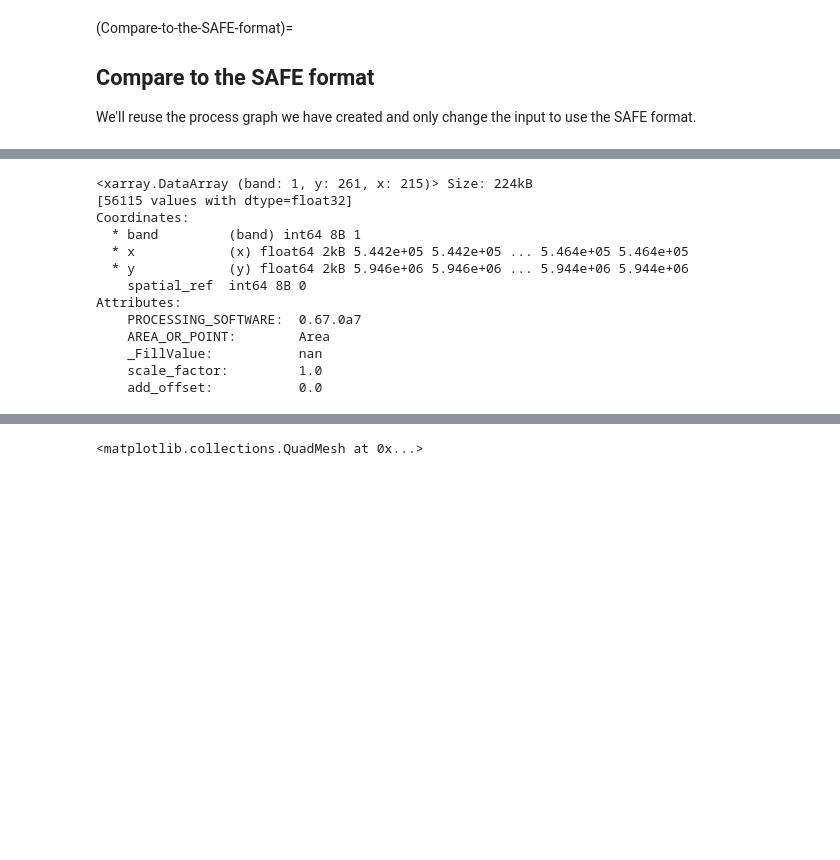
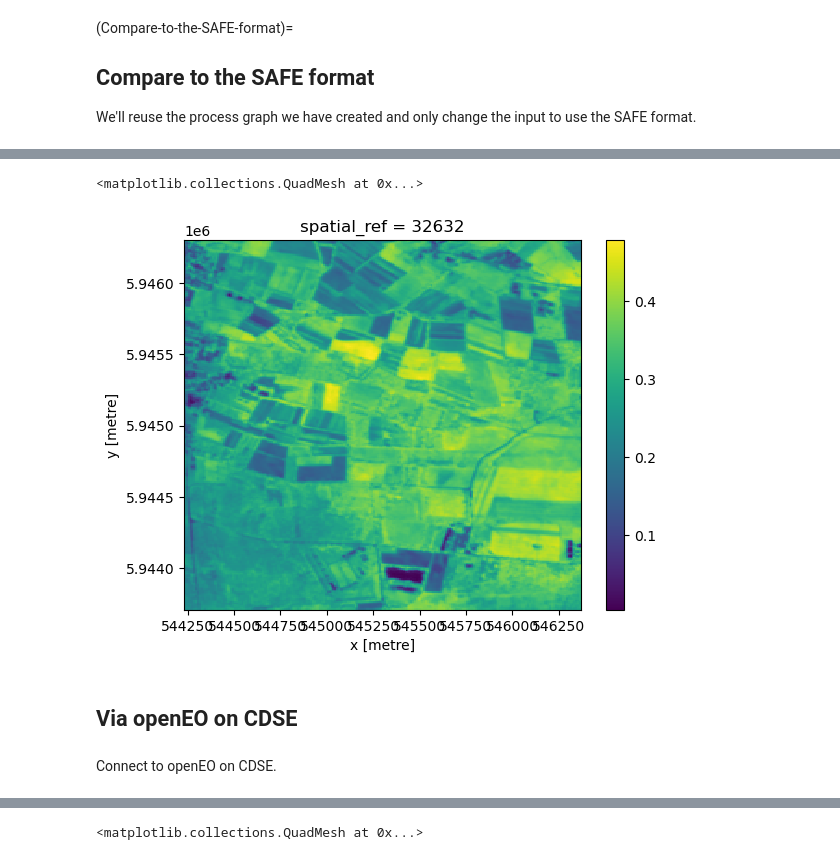
Before and after one commit to pixalytics-ltd/eopf-sample-notebooks, a Jupyter notebook: notebooks/Sentinel-2/eopf_openeo_stac.ipynb, the cells around one changed output, grey strips where cells are left out. Drawn from its saved outputs; the diff is of its cells as text; code cells hidden in the pictures; blank space fills up the shorter version.

```diff
--- a/notebooks/Sentinel-2/eopf_openeo_stac.ipynb
+++ b/notebooks/Sentinel-2/eopf_openeo_stac.ipynb
@@ -159,3 +301,4 @@ We'll reuse the process graph we have created and only change the input to use t
 # %%
-url = "https://stac.dataspace.copernicus.eu/v1/collections/sentinel-2-l2a/"
-outname = "cdse_t_mean.tiff"
+stac_url = "https://planetarycomputer.microsoft.com/api/stac/v1/collections/sentinel-2-l2a" # cog
+bands = ["B02", "B08"]
+cube_mnth = load_ndvi_mean(stac_url, bbox, time_range, bands, time_dim = "time")
@@ -179,4 +305,5 @@ cube_mnth = cube_ndvi.reduce_dimension(dimension="t", reducer="mean")
 # %%
 %%time
-res = cube_mnth.download(outname, format="GTiff")
+res_mspc = cube_mnth.execute()
+res_mspc
 # %% [output]
@@ -184,0 +335,4 @@ Wall time: 15 s
+# %%
+%%time
+res_mspc.plot()
+# %% [output]
@@ -185,17 +341,12 @@ Wall time: 15 s
+<matplotlib.collections.QuadMesh at 0x...>
+[figure, added]
 # %%
-data = rxr.open_rasterio(outname)
-data
+#outname = "cdse_t_mean.tiff"
+#res = cube_mnth.download(outname, format="GTiff")
+#data = rxr.open_rasterio(outname)
+#data
+#data.plot()
-# %% [output]
-<xarray.DataArray (band: 1, y: 261, x: 215)> Size: 224kB
-[56115 values with dtype=float32]
-Coordinates:
-  * band         (band) int64 8B 1
-  * x            (x) float64 2kB 5.442e+05 5.442e+05 ... 5.464e+05 5.464e+05
-  * y            (y) float64 2kB 5.946e+06 5.946e+06 ... 5.944e+06 5.944e+06
-    spatial_ref  int64 8B 0
-Attributes:
-    PROCESSING_SOFTWARE:  0.67.0a7
-    AREA_OR_POINT:        Area
-    _FillValue:           nan
-    scale_factor:         1.0
-    add_offset:           0.0
+# %% [markdown]
+## Via openEO on CDSE
+# %% [markdown]
+Connect to openEO on CDSE.
```
Also changed, not shown: parts of 47 cells of this notebook.
